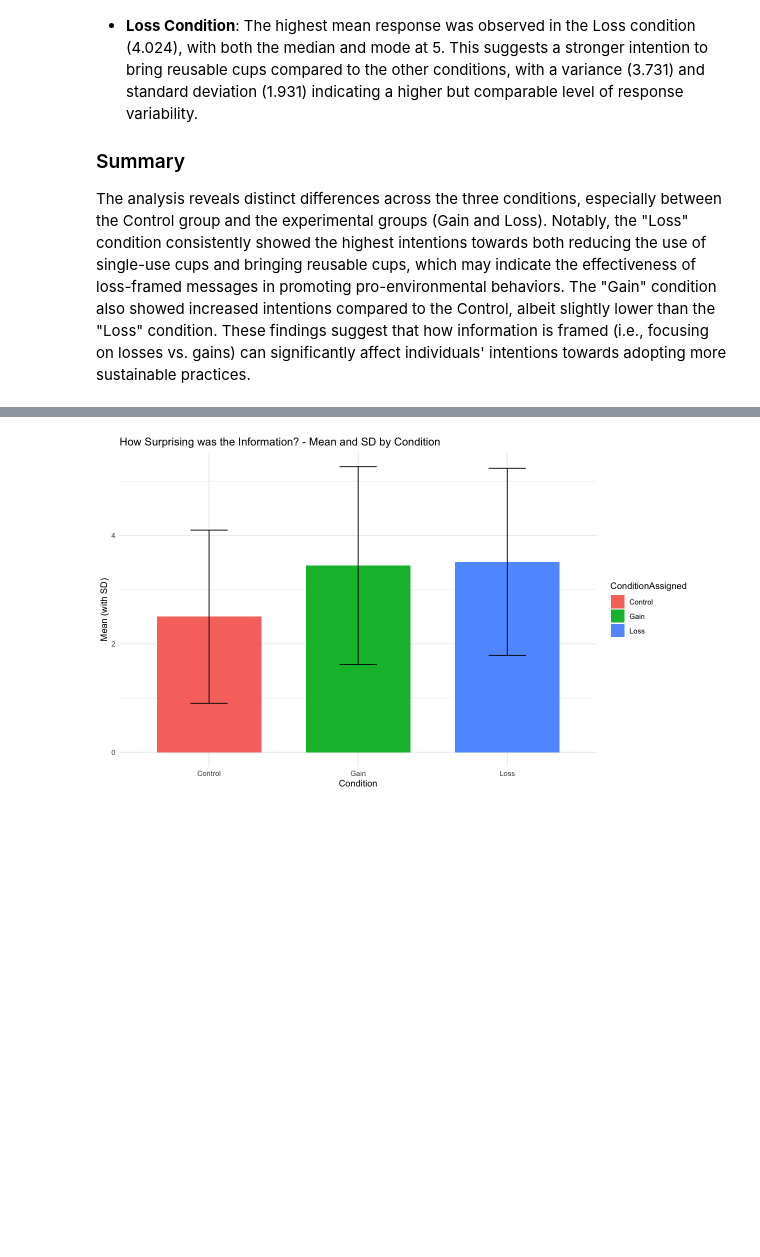
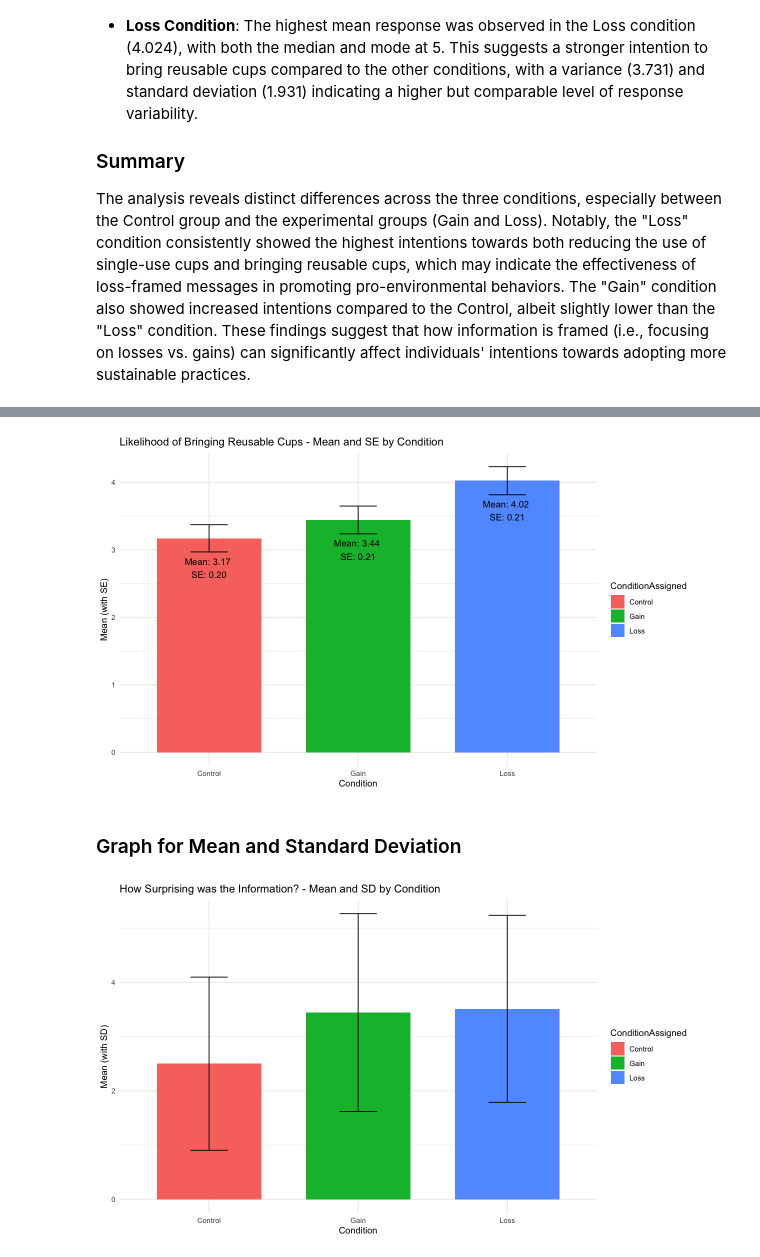
Before and after one commit to riddhibattu/PSYC421_Sustain-a-Cup-research, a Jupyter notebook: src/statistical_analysis.ipynb, the cells around one changed output, grey strips where cells are left out. Drawn from its saved outputs; the diff is of its cells as text; code cells hidden in the pictures; blank space fills up the shorter version.

```diff
--- a/src/statistical_analysis.ipynb
+++ b/src/statistical_analysis.ipynb
@@ -433,3 +477,18 @@ A tibble: 3 x 16
+# %%
+Q4_graph = ggplot(descriptive_stats, aes(x = ConditionAssigned, y = Q4_mean, fill = ConditionAssigned)) +
+  geom_bar(stat = "identity", position = position_dodge(), width = 0.7) +
+  geom_errorbar(aes(ymin = Q4_mean - Q4_se, ymax = Q4_mean + Q4_se), # Use standard error for error bars
+                width = 0.25, position = position_dodge(0.7)) +
+  geom_text(aes(label = paste("Mean:", sprintf("%.2f", Q4_mean), "\nSE:", sprintf("%.2f", Q4_se))),
+            position = position_dodge(width = 0.7), vjust = 2, hjust = 0.5) +
+  theme_minimal() +
+  labs(title = "Likelihood of Bringing Reusable Cups - Mean and SE by Condition", x = "Condition", y = "Mean (with SE)")
+
+print(Q4_graph)
+# %% [output]
+[figure, added]
+# %% [markdown]
+### Graph for Mean and Standard Deviation
 # %%
 # Plot for Q2
 Q2_graph = ggplot(descriptive_stats, aes(x = ConditionAssigned, y = Q2_mean, fill = ConditionAssigned)) +
```
Also changed, not shown: parts of 9 cells of this notebook, 3 other files.
